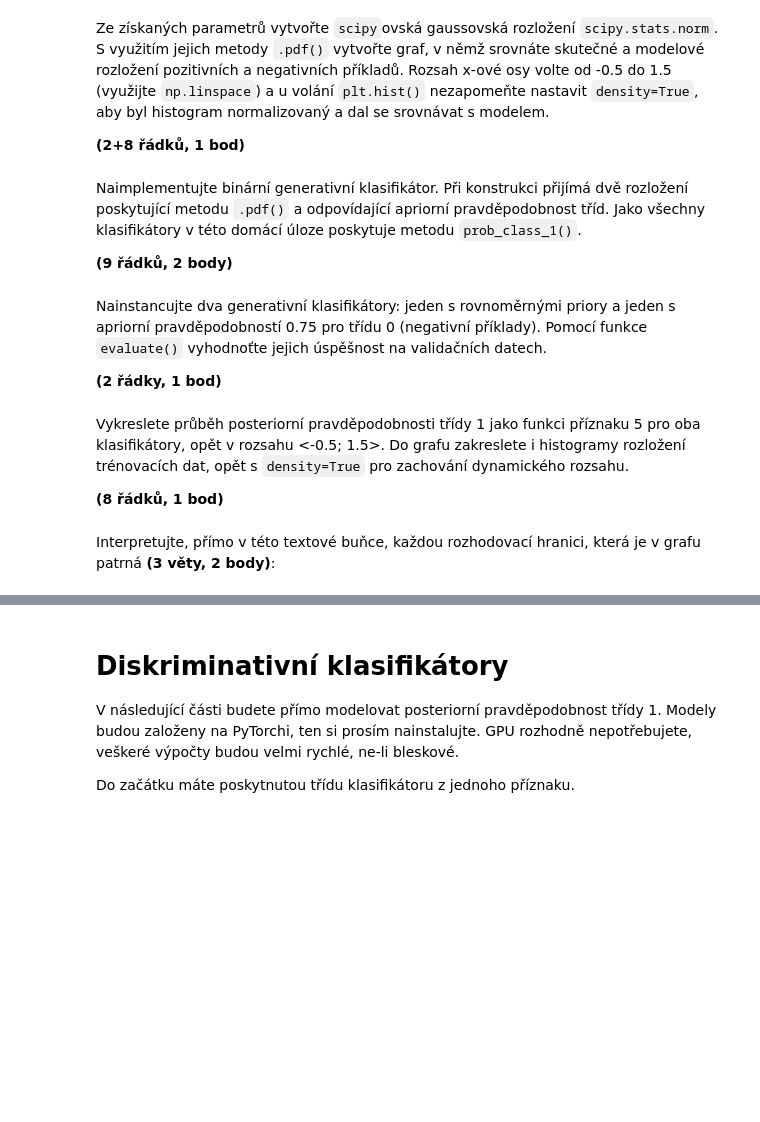
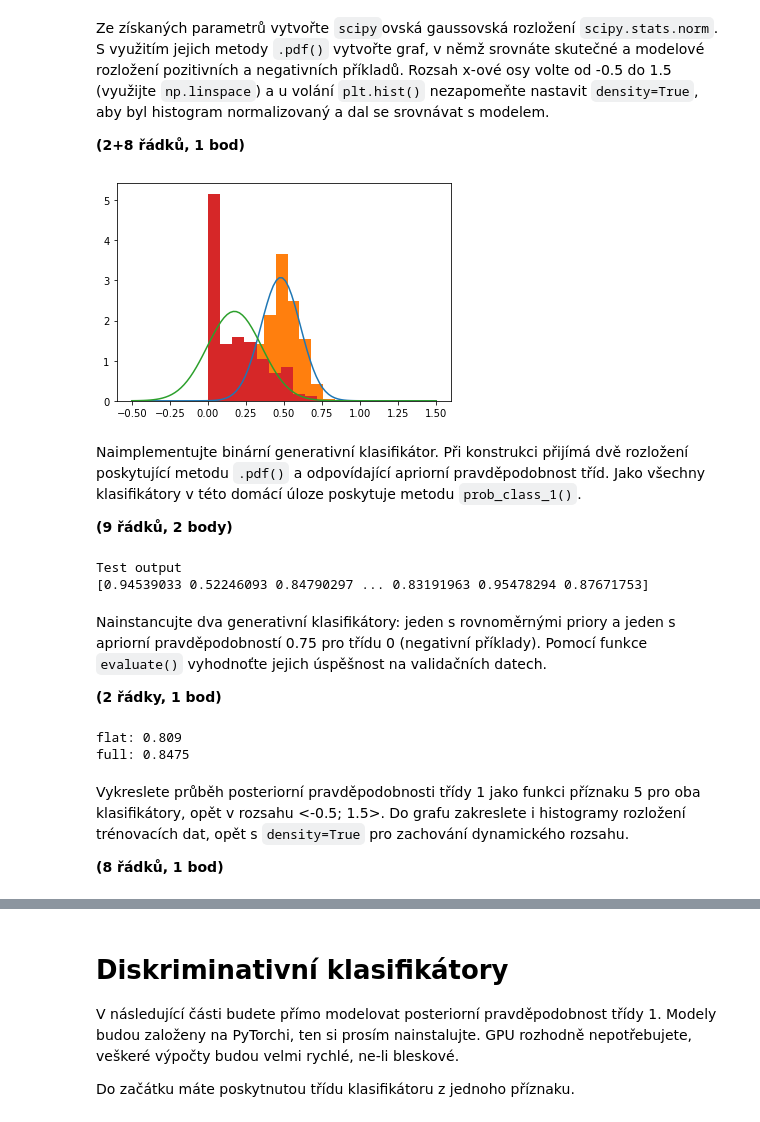
Before and after one commit to RouSkiSroup/SUI_1-uloha, a Jupyter notebook: domaci-uloha/zadani.ipynb, the cells around one changed output, grey strips where cells are left out. Saved outputs shown, nothing was run; the diff lists cells and outputs as text; code cells hidden in the pictures; blank space fills up the shorter version.

```diff
--- a/domaci-uloha/zadani.ipynb
+++ b/domaci-uloha/zadani.ipynb
@@ -139,3 +154,19 @@ pass
+# %%
+def make_graph(mi1, ro1, data1, mi2, ro2, data2):
+    x_axis = np.arange(np.min(data1), np.max(data1), 0.001)
+    linsp = np.linspace(-0.5,1.5,100)
+    plt.plot(linsp, scipy.stats.norm.pdf(linsp,mi1,ro1))
+    plt.hist(data1, density=True)
+    x_axis = np.arange(np.min(data2), np.max(data2), 0.001)
+    plt.plot(linsp, scipy.stats.norm.pdf(linsp,mi2,ro2))
+    plt.hist(data2, density=True)
+    plt.show()
+
+returned1 = generative_clasification_1(train_dataset.pos[:, FOI])
+returned2 = generative_clasification_1(train_dataset.neg[:, FOI])
+make_graph(returned1[0], returned1[1], train_dataset.pos[:, FOI], returned2[0], returned2[1], train_dataset.neg[:, FOI])
+# %% [output]
+[figure, added]
 # %% [markdown]
 Naimplementujte binární generativní klasifikátor.
 Při konstrukci přijímá dvě rozložení poskytující metodu `.pdf()` a odpovídající apriorní pravděpodobnost tříd.
@@ -147,14 +176,41 @@ pass
+# %%
+class binary_gener_clasif_class:
+    def __init__(self, layout1, layout2, class_prob1):
+        self.layout1 = layout1
+        self.layout2 = layout2
+        self.class_prob1 = 1- class_prob1
+        self.class_prob2 = class_prob1
+    def prob_class_1(self, values):
+        gaus1 = self.layout1.pdf(values) * self.class_prob1
+        gaus2 = self.layout2.pdf(values) * self.class_prob2
+        return gaus1 / (gaus1 + gaus2)
+
+my_gaus1 = scipy.stats.norm(returned1[0], returned1[1])
+my_gaus2 = scipy.stats.norm(returned2[0], returned2[1])
+
+bin_gen_clasif_ins = binary_gener_clasif_class(my_gaus1, my_gaus2, 0.5)
+# bin_gen_ret = bin_gen_clasif_ins.prob_class_1(train_dataset.pos[:, FOI])
+bin_gen_ret = bin_gen_clasif_ins.prob_class_1(train_dataset.pos[:, FOI])
+
+print("Test output")
+print(bin_gen_ret)
+# %% [output]
+Test output
+[0.94539033 0.52246093 0.84790297 ... 0.83191963 0.95478294 0.87671753]
 # %% [markdown]
 Nainstancujte dva generativní klasifikátory: jeden s rovnoměrnými priory a jeden s apriorní pravděpodobností 0.75 pro třídu 0 (negativní příklady).
 Pomocí funkce `evaluate()` vyhodnoťte jejich úspěšnost na validačních datech.
 
 **(2 řádky, 1 bod)**
 # %%
-classifier_flat_prior = None
-classifier_full_prior = None
+classifier_flat_prior = binary_gener_clasif_class(my_gaus1, my_gaus2, 0.5)
+classifier_full_prior = binary_gener_clasif_class(my_gaus1, my_gaus2, 0.75)
 
 print('flat:', evaluate(classifier_flat_prior, val_dataset.xs[:, FOI], val_dataset.targets))
 print('full:', evaluate(classifier_full_prior, val_dataset.xs[:, FOI], val_dataset.targets))
+# %% [output]
+flat: 0.809
+full: 0.8475
 # %% [markdown]
 Vykreslete průběh posteriorní pravděpodobnosti třídy 1 jako funkci příznaku 5 pro oba klasifikátory, opět v rozsahu <-0.5; 1.5>.
 Do grafu zakreslete i histogramy rozložení trénovacích dat, opět s `density=True` pro zachování dynamického rozsahu.
@@ -165,2 +218,0 @@ pass
-# %% [markdown]
-Interpretujte, přímo v této textové buňce, každou rozhodovací hranici, která je v grafu patrná **(3 věty, 2 body)**:
```
Also changed, not shown: parts of 12 cells of this notebook.
